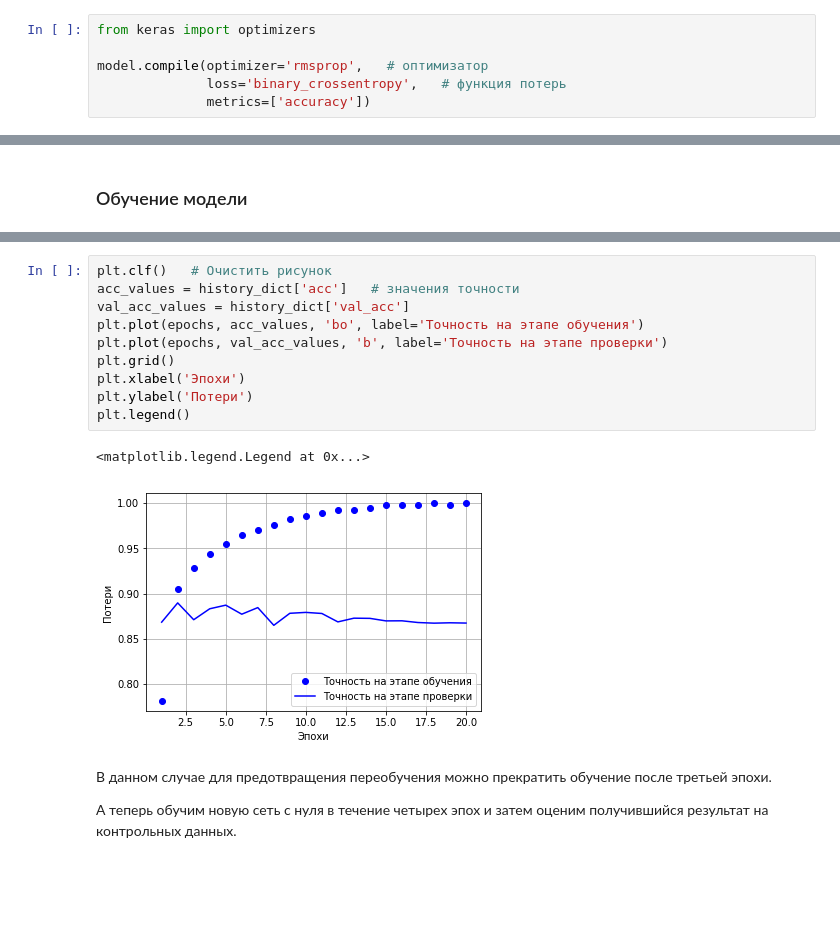
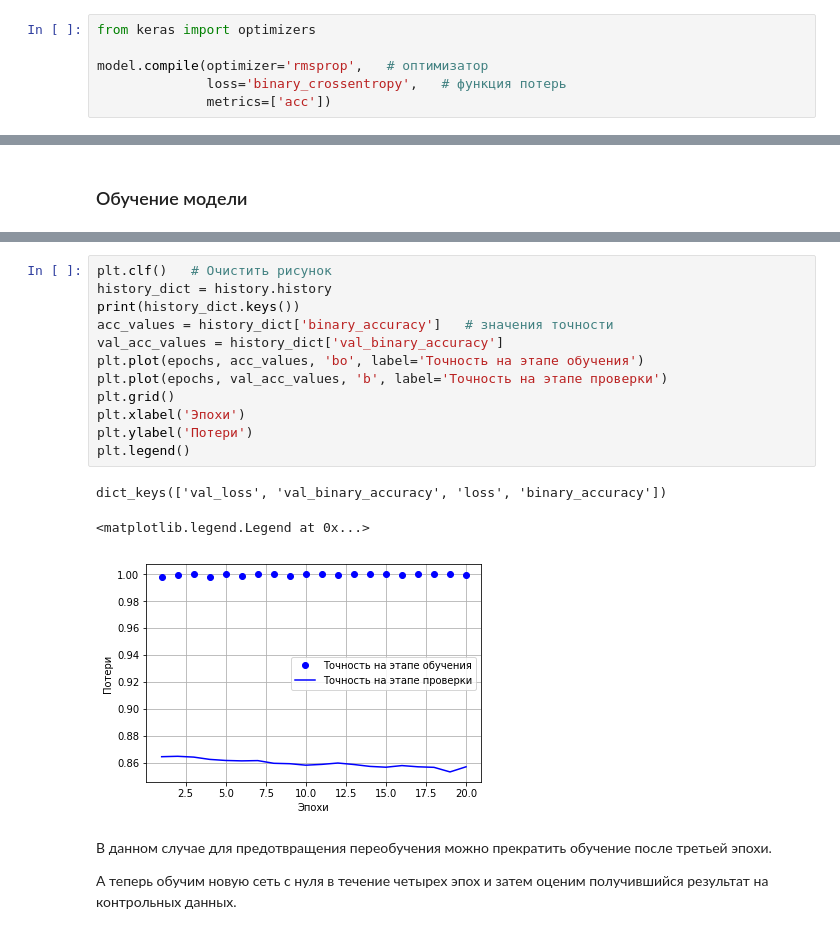
Before and after one commit to andreqwert/DL_introduction, a Jupyter notebook: imdb.ipynb, the cells around one changed output, grey strips where cells are left out. Drawn from its saved outputs; the diff is of its cells as text; blank space fills up the shorter version.

```diff
--- a/imdb.ipynb
+++ b/imdb.ipynb
@@ -84,7 +84,7 @@ from keras import optimizers
 
 model.compile(optimizer='rmsprop',   # оптимизатор
               loss='binary_crossentropy',   # функция потерь
-              metrics=['accuracy'])
+              metrics=['acc'])
 # %% [markdown]
 *(или)* Использование нестандартных функций потерь и метрик
 # %%
@@ -155,16 +151,19 @@ plt.show()
 # %%
 plt.clf()   # Очистить рисунок
-acc_values = history_dict['acc']   # значения точности
-val_acc_values = history_dict['val_acc']
+history_dict = history.history
+print(history_dict.keys())
+acc_values = history_dict['binary_accuracy']   # значения точности
+val_acc_values = history_dict['val_binary_accuracy']
 plt.plot(epochs, acc_values, 'bo', label='Точность на этапе обучения')
 plt.plot(epochs, val_acc_values, 'b', label='Точность на этапе проверки')
 plt.grid()
 plt.xlabel('Эпохи')
 plt.ylabel('Потери')
 plt.legend()
 # %% [output]
-<matplotlib.legend.Legend at 0x...>
+dict_keys(['val_loss', 'val_binary_accuracy', 'loss', 'binary_accuracy'])
+<matplotlib.legend.Legend at 0x...>
-[figure, old version]
+[figure, new version]
 # %% [markdown]
 В данном случае для предотвращения переобучения можно прекратить обучение после третьей эпохи.
 
```
Also changed, not shown: parts of 7 cells of this notebook.
